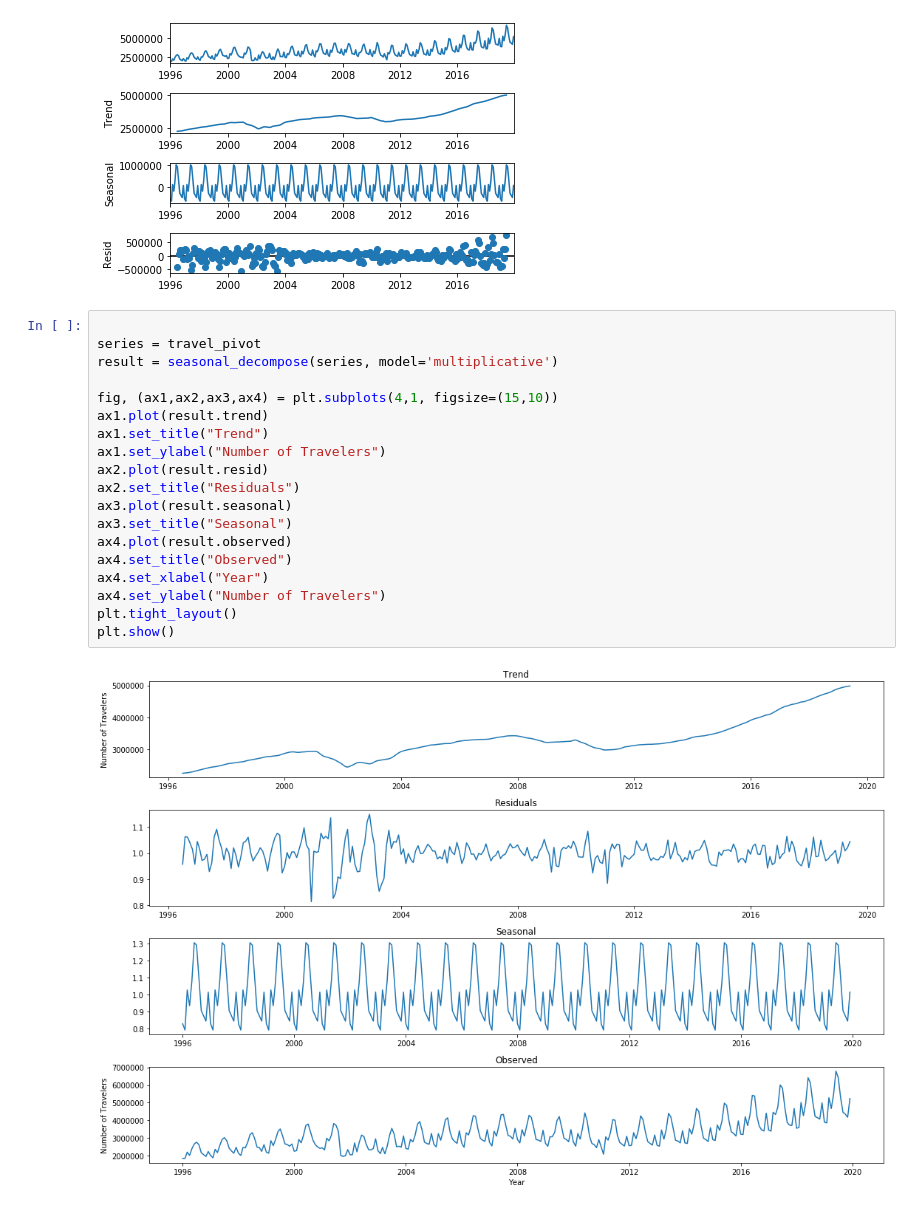
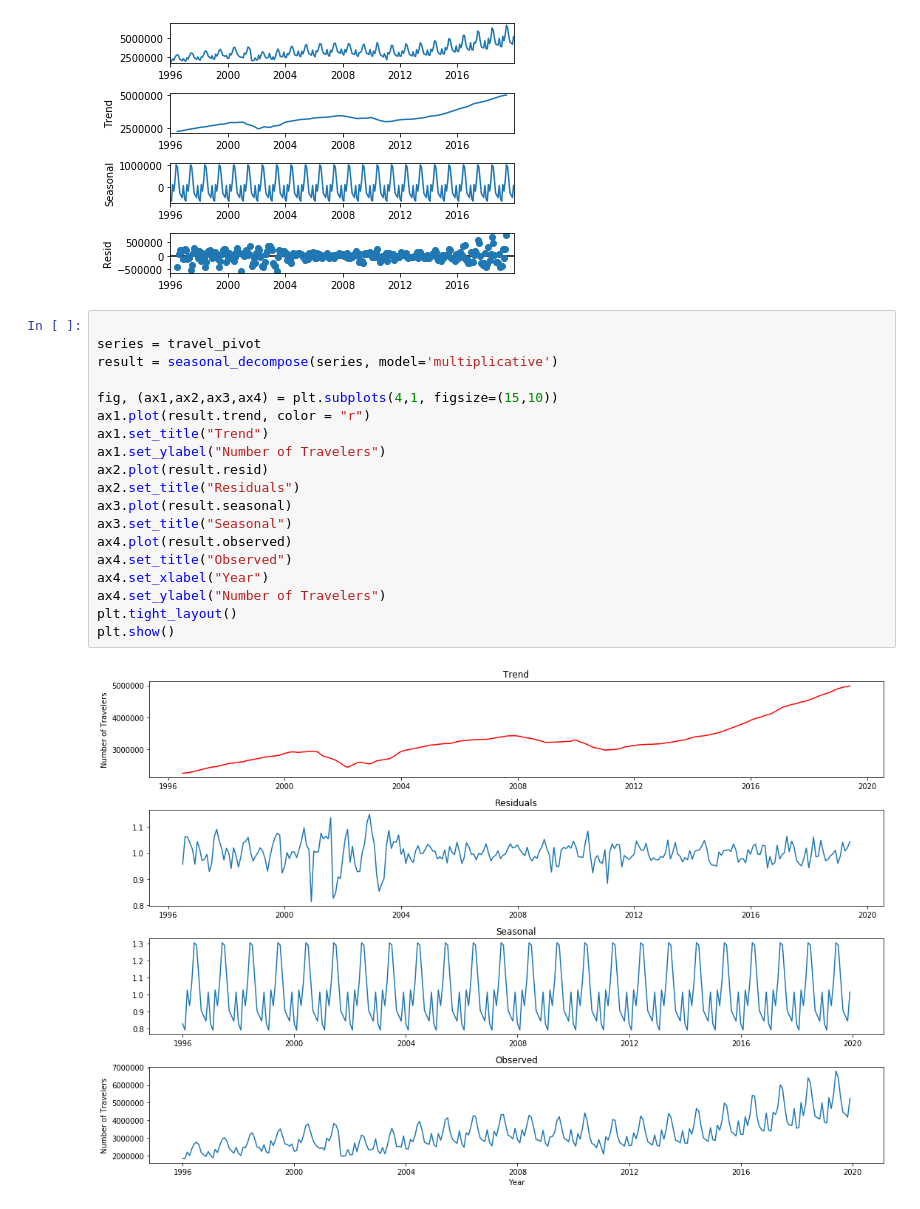
Before and after one commit to sophiahoffman/analytics-capstone-us-citizen-travel-economy, a Jupyter notebook: notebooks/US_Citizen_Travel_Load.ipynb, the cells around one changed output. Cells and saved outputs as stored; diff of their text form.

```diff
--- a/notebooks/US_Citizen_Travel_Load.ipynb
+++ b/notebooks/US_Citizen_Travel_Load.ipynb
@@ -43,21 +43,21 @@ plt.show()
 # %%
 
 series = travel_pivot
 result = seasonal_decompose(series, model='multiplicative')
 
 fig, (ax1,ax2,ax3,ax4) = plt.subplots(4,1, figsize=(15,10))
-ax1.plot(result.trend)
+ax1.plot(result.trend, color = "r")
 ax1.set_title("Trend")
 ax1.set_ylabel("Number of Travelers")
 ax2.plot(result.resid)
 ax2.set_title("Residuals")
 ax3.plot(result.seasonal)
 ax3.set_title("Seasonal")
 ax4.plot(result.observed)
 ax4.set_title("Observed")
 ax4.set_xlabel("Year")
 ax4.set_ylabel("Number of Travelers")
 plt.tight_layout()
 plt.show()
 # %% [output]
-[figure, old version]
+[figure, new version]
```
Also changed, not shown: 3 other files.
